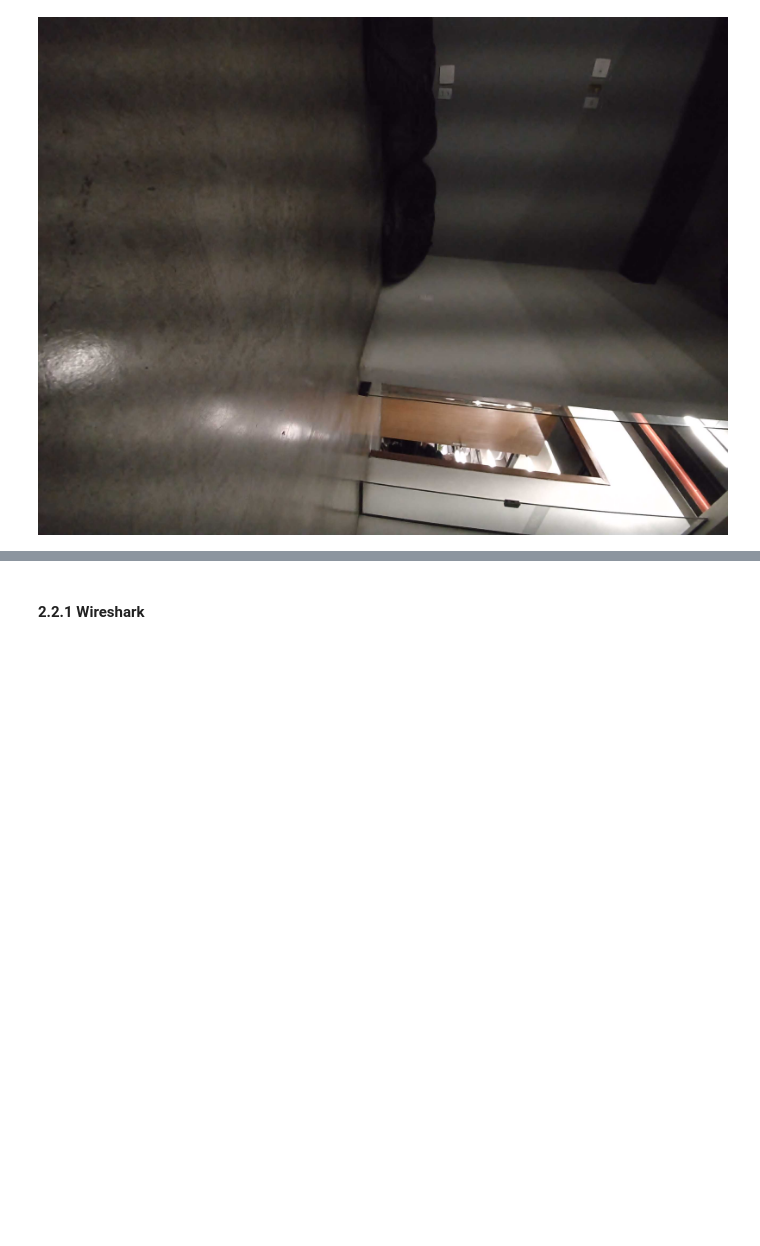
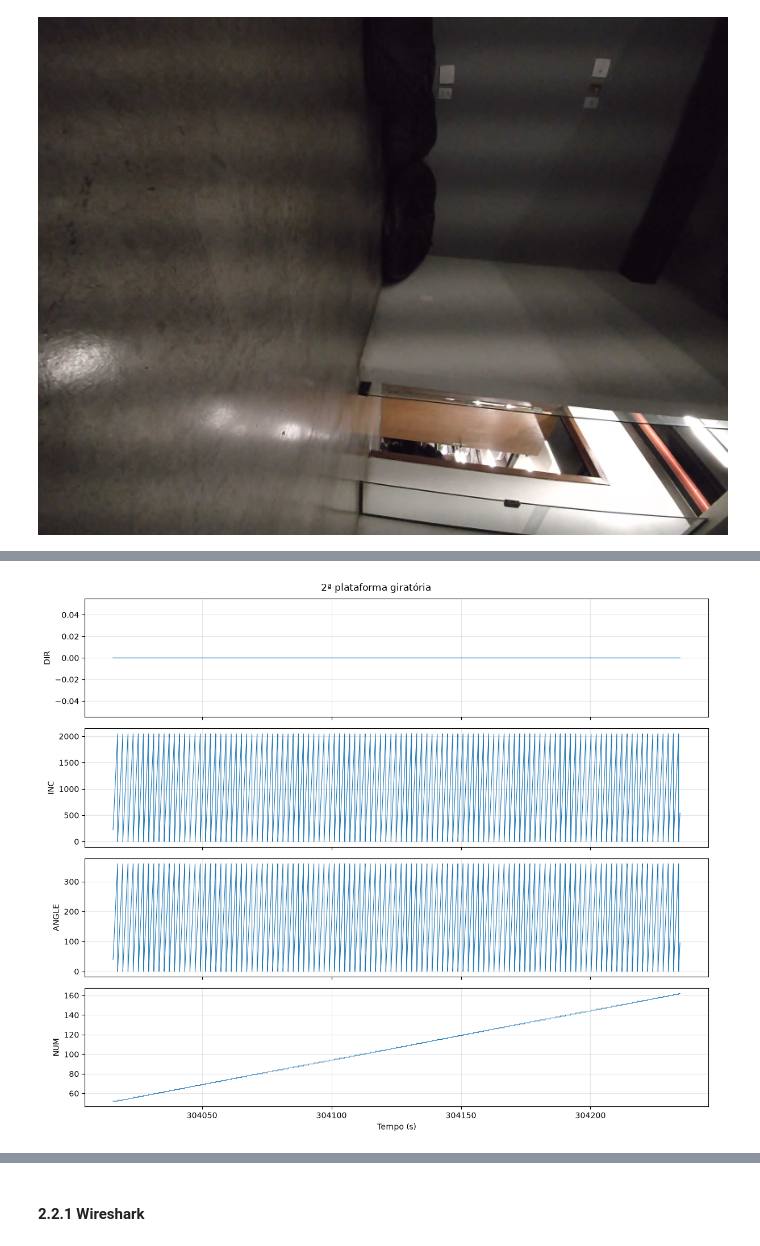
Before and after one commit to HumbertoDiego/LevantamentoLidarIME, a Jupyter notebook: 03_Exploracao.ipynb, the cells around one changed output, grey strips where cells are left out. Cells and saved outputs as stored; diff of their text form; code cells hidden in the pictures; blank space fills up the shorter version.

```diff
--- a/03_Exploracao.ipynb
+++ b/03_Exploracao.ipynb
@@ -74,0 +99,24 @@ Câmera 1 - 1ª img: cam1_pic0_Wednesday-12-26-56-909443.jpeg:
+# %%
+import numpy as np
+import pandas as pd
+import matplotlib.pyplot as plt
+
+raster_columns = ["SAMPTIME", "DIR", "INC", "ANGLE", "NUM"]
+raster_data = pd.read_csv(
+    os.path.join(dados_dir, second_platform_file),
+    skiprows=1, names=raster_columns
+)
+raster_data = raster_data.apply(pd.to_numeric, errors="coerce").dropna()
+raster_variables = raster_columns[1:]
+
+fig, axes = plt.subplots(len(raster_variables), 1, figsize=(12, 10), sharex=True)
+for ax, variable in zip(axes, raster_variables):
+    ax.plot(raster_data["SAMPTIME"], raster_data[variable], linewidth=0.8)
+    ax.set_ylabel(variable)
+    ax.grid(alpha=0.3)
+axes[-1].set_xlabel("Tempo (s)")
+fig.suptitle("2ª plataforma giratória")
+fig.tight_layout()
+plt.show()
+# %% [output]
+[figure, added]
```
Also changed, not shown: parts of 21 cells of this notebook, 3 other files.
